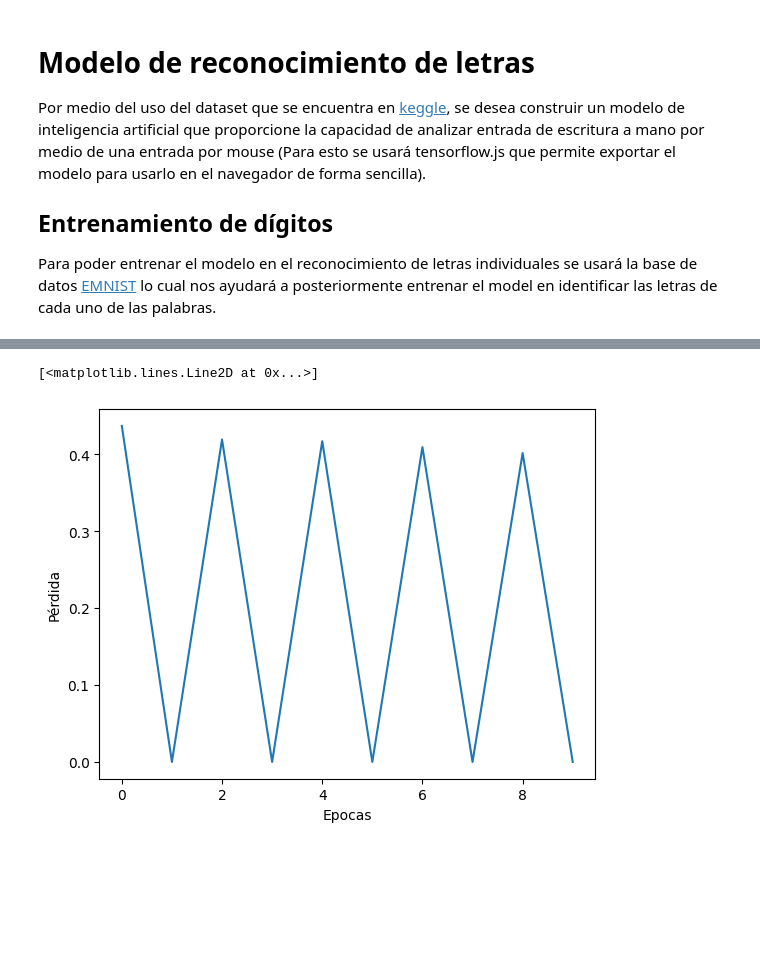
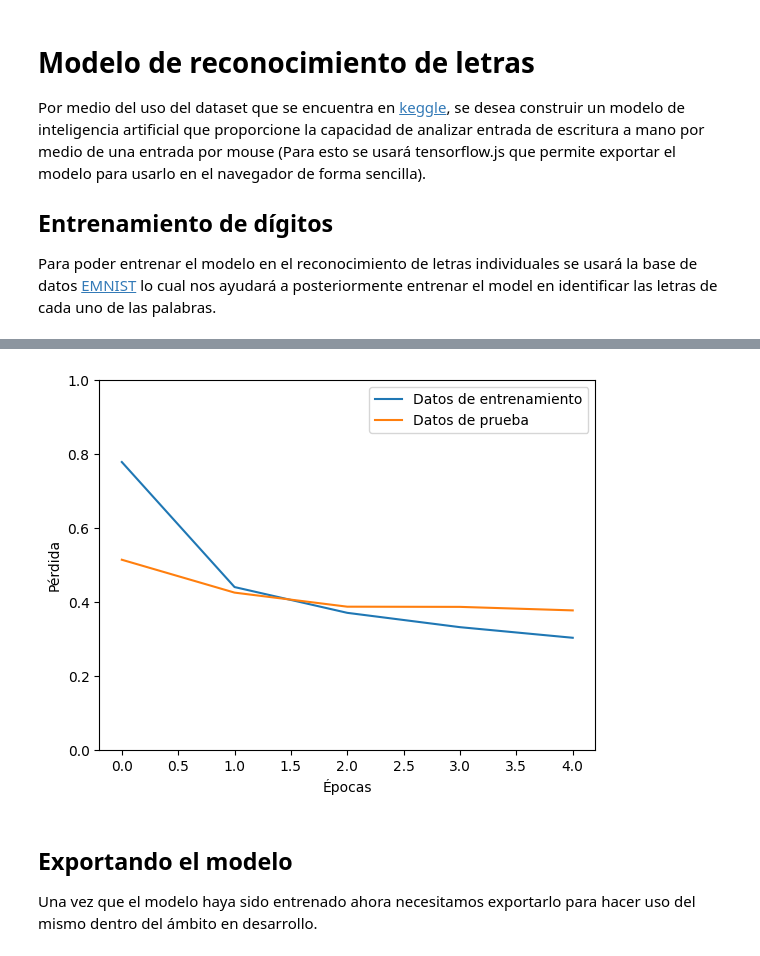
Before and after one commit to jaraycode/handwritten_recognition_IA, a Jupyter notebook: training.ipynb, the cells around one changed output, grey strips where cells are left out. Saved outputs shown, nothing was run; the diff lists cells and outputs as text; code cells hidden in the pictures; blank space fills up the shorter version.

```diff
--- a/training.ipynb
+++ b/training.ipynb
@@ -18,12 +37,16 @@ DATASET_JONAS = "dataset/archive"
 # %%
 # Modelo
-m = tf.keras.models.Sequential(layers=[
-    tf.keras.layers.Dense(125, input_shape=(784,), activation='relu'),
-    tf.keras.layers.Dense(125, activation='relu'),
-    tf.keras.layers.Dense(125, activation='relu'),
-    tf.keras.layers.Dense(27, activation='softmax')])
+m = models.Sequential(layers=[
+    layers.Flatten(input_shape=(784,)),
+    layers.Dense(125, activation='relu'),
+    layers.Dropout(0.03), # Para evitar el overfitting
+    layers.Dense(125, activation='relu'),
+    layers.Dropout(0.03),
+    layers.Dense(125, activation='relu'),
+    layers.Dropout(0.03),
+    layers.Dense(27, activation='softmax')])
 
-m.compile(optimizer='adam', loss=tf.keras.losses.SparseCategoricalCrossentropy(from_logits=True), metrics=[tf.keras.metrics.SparseCategoricalAccuracy()])
+m.compile(optimizer='adam', loss=losses.SparseCategoricalCrossentropy(from_logits=True), metrics=[metrics.SparseCategoricalAccuracy()])
 # %%
 df_train = pd.read_csv(os.path.join(DATASET_JONAS, "emnist-letters-train.csv"), header=None)
 df_train = df_train.sample(frac=1)
@@ -66,3 +91,3 @@ df_test
 # %%
-historial = m.fit(df_train, df_train_label, epochs=10, validation_data=[df_test, df_test_label])
+historial = m.fit(df_train, df_train_label, epochs=5, validation_data=[df_test, df_test_label])
 # %% [output]
@@ -89,7 +105,8 @@ Epoch 10/10
-# %%
-plt.xlabel("Epocas")
-plt.ylabel("Pérdida")
-plt.plot(historial.history['loss'])
-# %% [output]
-[<matplotlib.lines.Line2D at 0x...>]
-[figure, removed]
+# %%
+grafic(historial)
+# %% [output]
+[figure, added]
+# %% [markdown]
+## Exportando el modelo
+
+Una vez que el modelo haya sido entrenado ahora necesitamos exportarlo para hacer uso del mismo dentro del ámbito en desarrollo.
```
Also changed, not shown: parts of 6 cells of this notebook, 2 other files.
